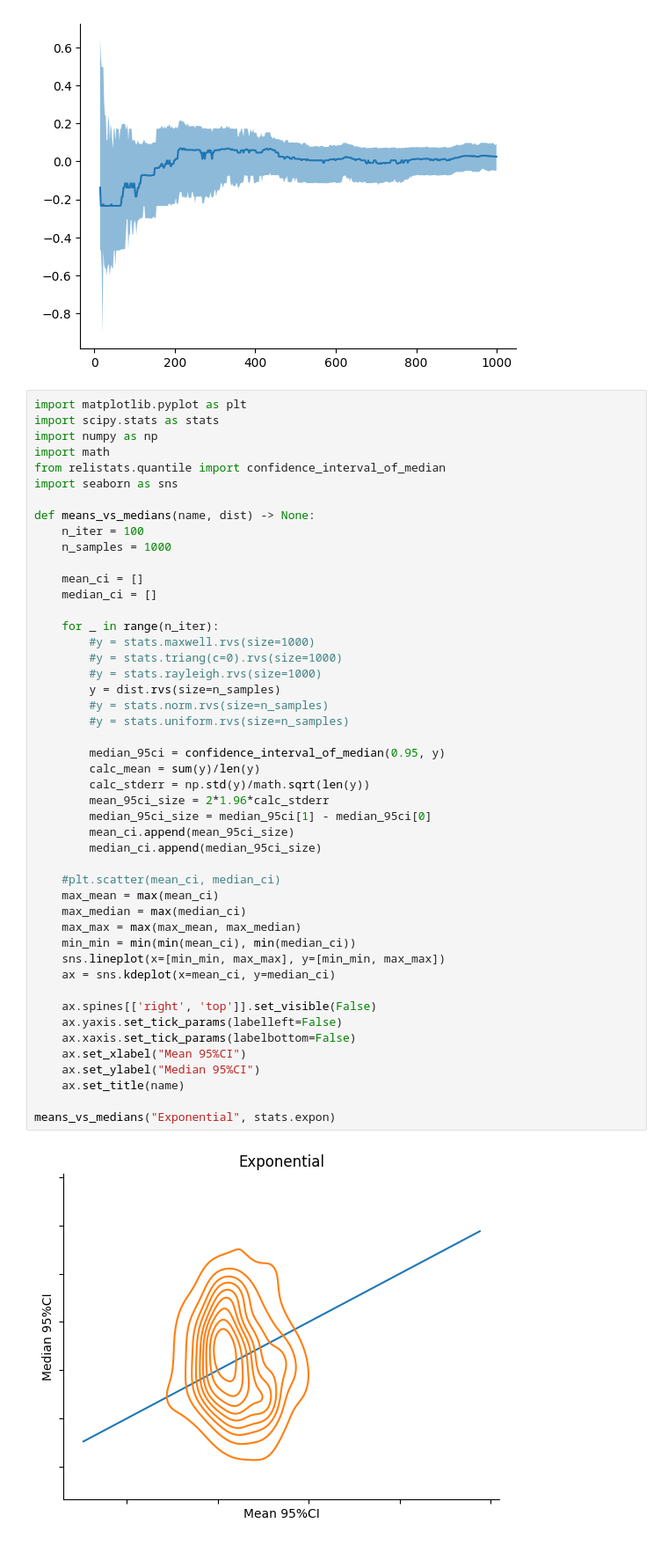
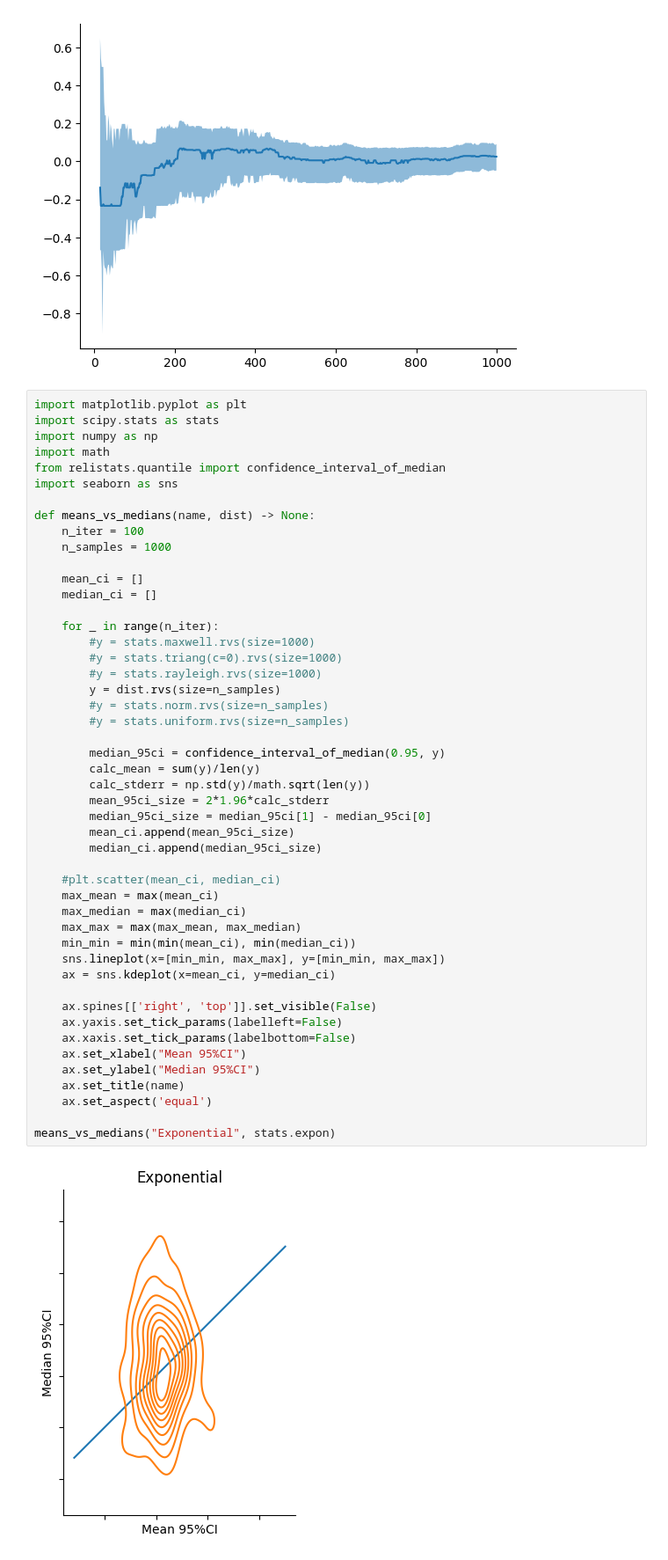
Before and after one commit to sanjaymjoshi/relistats, a Jupyter notebook: example/explore_median_confidence.ipynb, the cells around one changed output. Shown at 88% size. Cells and saved outputs as stored; diff of their text form.

Commit message:
assurance plots

```diff
--- a/example/explore_median_confidence.ipynb
+++ b/example/explore_median_confidence.ipynb
@@ -87,34 +87,35 @@ def means_vs_medians(name, dist) -> None:
         #y = stats.rayleigh.rvs(size=1000)
         y = dist.rvs(size=n_samples)
         #y = stats.norm.rvs(size=n_samples)
         #y = stats.uniform.rvs(size=n_samples)
 
         median_95ci = confidence_interval_of_median(0.95, y)
         calc_mean = sum(y)/len(y)
         calc_stderr = np.std(y)/math.sqrt(len(y))
         mean_95ci_size = 2*1.96*calc_stderr
         median_95ci_size = median_95ci[1] - median_95ci[0]
         mean_ci.append(mean_95ci_size)
         median_ci.append(median_95ci_size)
 
     #plt.scatter(mean_ci, median_ci)
     max_mean = max(mean_ci)
     max_median = max(median_ci)
     max_max = max(max_mean, max_median)
     min_min = min(min(mean_ci), min(median_ci))
     sns.lineplot(x=[min_min, max_max], y=[min_min, max_max])
     ax = sns.kdeplot(x=mean_ci, y=median_ci)
 
     ax.spines[['right', 'top']].set_visible(False)
     ax.yaxis.set_tick_params(labelleft=False)
     ax.xaxis.set_tick_params(labelbottom=False)
     ax.set_xlabel("Mean 95%CI")
     ax.set_ylabel("Median 95%CI")
     ax.set_title(name)
+    ax.set_aspect('equal')
 
 means_vs_medians("Exponential", stats.expon)
 # %% [output]
-[figure, old version]
+[figure, new version]
 # %%
 means_vs_medians("Normal", stats.norm)
 # %% [output]
```
Also changed, not shown: parts of 3 cells of this notebook.
